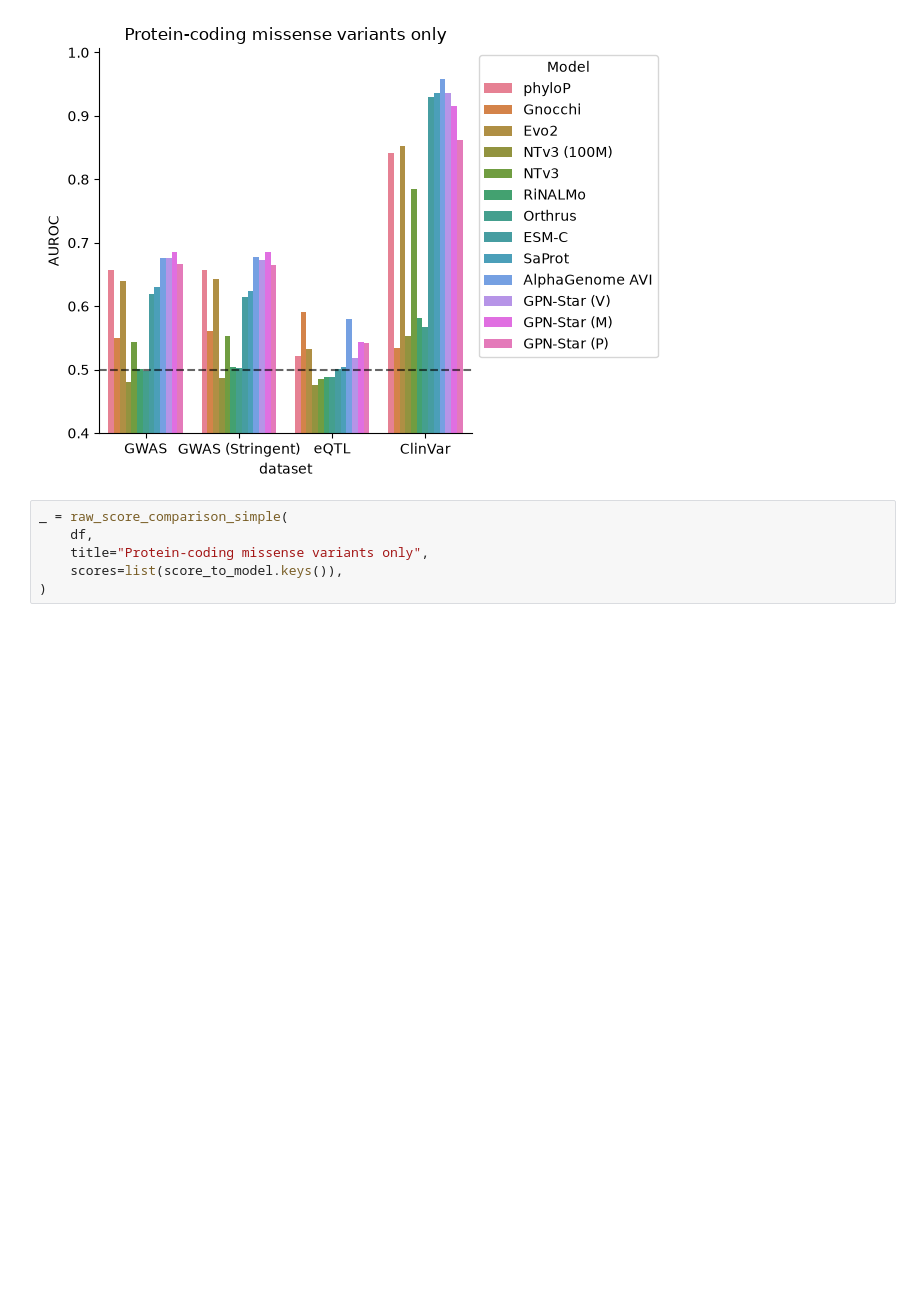
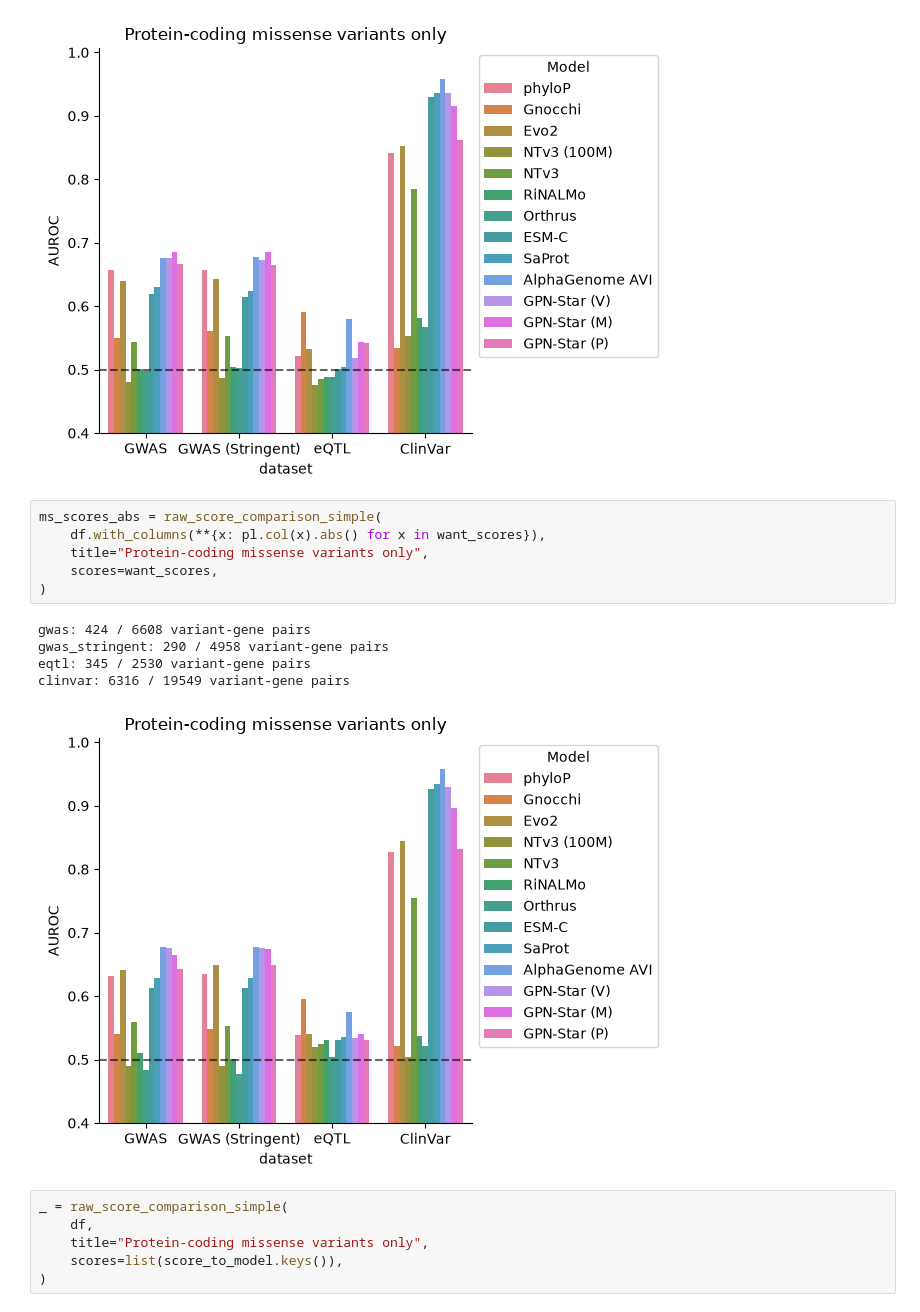
Before and after one commit to rcalef/vep_comparisons, a Jupyter notebook: notebooks/make_plots.ipynb, the cells around one changed output. Drawn from its saved outputs; the diff is of its cells as text; blank space fills up the shorter version.

```diff
--- a/notebooks/make_plots.ipynb
+++ b/notebooks/make_plots.ipynb
@@ -1349,6 +1349,18 @@ gwas_stringent: 290 / 4958 variant-gene pairs
 eqtl: 345 / 2530 variant-gene pairs
 clinvar: 6316 / 19549 variant-gene pairs
 [figure]
+# %%
+ms_scores_abs = raw_score_comparison_simple(
+    df.with_columns(**{x: pl.col(x).abs() for x in want_scores}),
+    title="Protein-coding missense variants only",
+    scores=want_scores,
+)
+# %% [output]
+gwas: 424 / 6608 variant-gene pairs
+gwas_stringent: 290 / 4958 variant-gene pairs
+eqtl: 345 / 2530 variant-gene pairs
+clinvar: 6316 / 19549 variant-gene pairs
+[figure, added]
 # %%
 _ = raw_score_comparison_simple(
     df,
```
Also changed, not shown: parts of 69 cells of this notebook.
